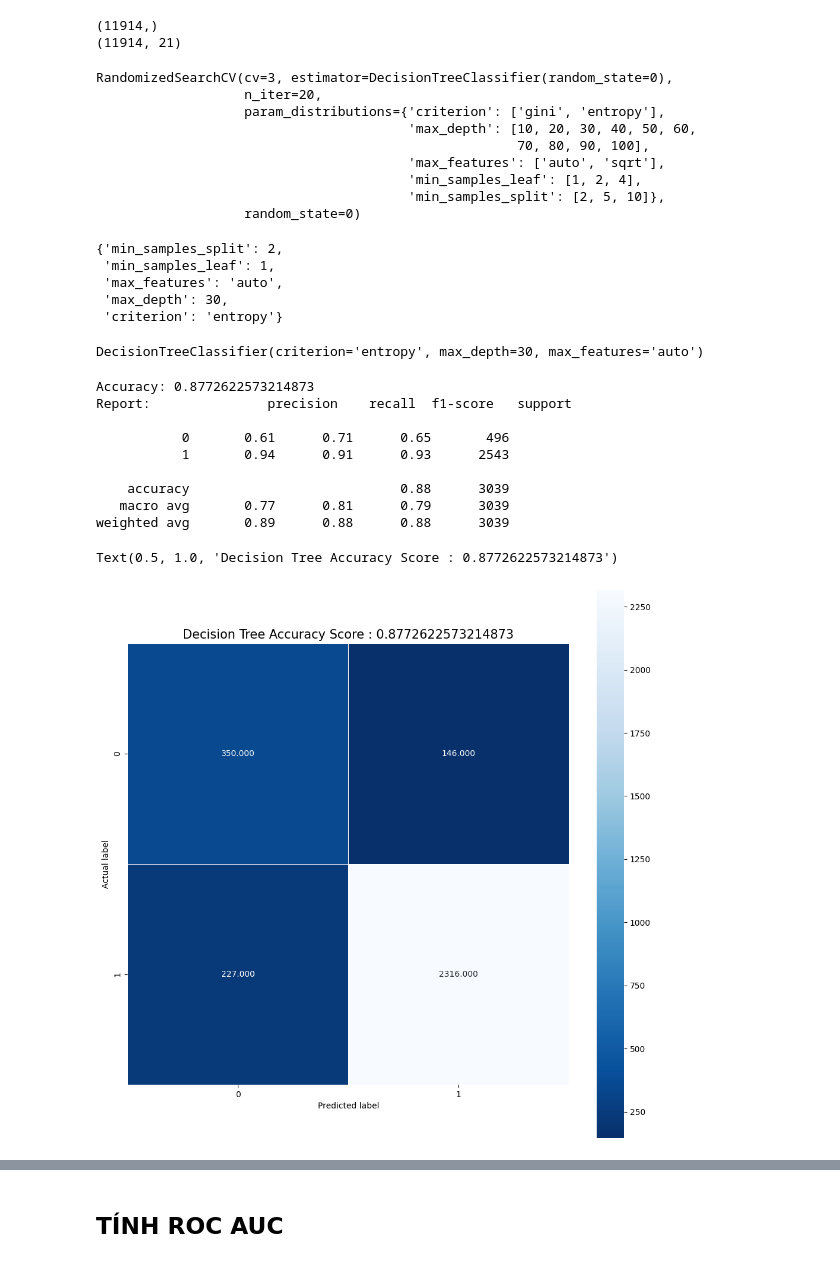
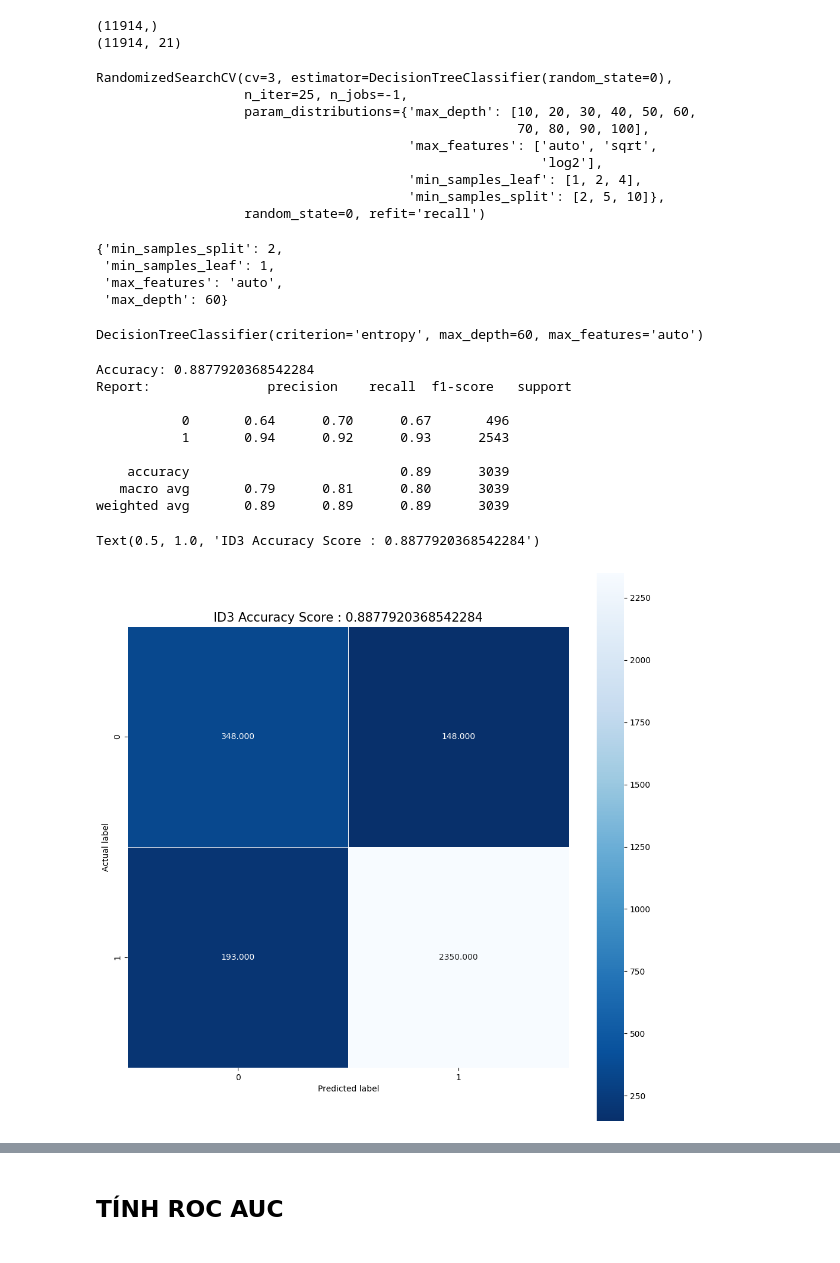
Before and after one commit to aiai142/CustomerChurn-DecisionTree-RF-XGB, a Jupyter notebook: 7-3/SMOTE/RandomSearch/Tree_RandomSearch.ipynb, the cells around one changed output, grey strips where cells are left out. Saved outputs shown, nothing was run; the diff lists cells and outputs as text; code cells hidden in the pictures.

```diff
--- a/7-3/SMOTE/RandomSearch/Tree_RandomSearch.ipynb
+++ b/7-3/SMOTE/RandomSearch/Tree_RandomSearch.ipynb
@@ -81,73 +81,75 @@ print(X_train_resampled.shape)
 clf = DecisionTreeClassifier(random_state=0)
 # %%
 params= {
-    'criterion': ['gini', 'entropy'],
     'max_depth': [int(x) for x in np.arange(start = 10, stop = 101, step = 10)],
     'min_samples_split': [2, 5, 10],
     'min_samples_leaf': [1, 2, 4],
-    'max_features': ['auto','sqrt']
+    'max_features': ['auto','sqrt','log2']
     }
 # %%
 clf_rd = RandomizedSearchCV(estimator=clf,
-                    param_distributions=params,
-                    cv=3,
-                    n_iter=20, random_state=0)
+                            param_distributions = params,
+                            n_iter = 25,
+                            refit = "recall",
+                            return_train_score = False,
+                            random_state = 0,
+                            cv = 3,
+                            n_jobs = -1)
 # %%
 clf_rd.fit(X_train_resampled, y_train_resampled)
 # %% [output]
 RandomizedSearchCV(cv=3, estimator=DecisionTreeClassifier(random_state=0),
-                   n_iter=20,
-                   param_distributions={'criterion': ['gini', 'entropy'],
-                                        'max_depth': [10, 20, 30, 40, 50, 60,
+                   n_iter=25, n_jobs=-1,
+                   param_distributions={'max_depth': [10, 20, 30, 40, 50, 60,
                                                       70, 80, 90, 100],
-                                        'max_features': ['auto', 'sqrt'],
+                                        'max_features': ['auto', 'sqrt',
+                                                         'log2'],
                                         'min_samples_leaf': [1, 2, 4],
                                         'min_samples_split': [2, 5, 10]},
-                   random_state=0)
+                   random_state=0, refit='recall')
 # %%
 clf_rd.best_params_
 # %% [output]
 {'min_samples_split': 2,
  'min_samples_leaf': 1,
  'max_features': 'auto',
- 'max_depth': 30,
- 'criterion': 'entropy'}
+ 'max_depth': 60}
 # %%
 clf=DecisionTreeClassifier(criterion='entropy',
-                           max_depth=30,
+                           max_depth=60,
                            min_samples_leaf=1,
                            min_samples_split=2,
                            max_features='auto')
 clf.fit(X_train_resampled,y_train_resampled)
 # %% [output]
-DecisionTreeClassifier(criterion='entropy', max_depth=30, max_features='auto')
+DecisionTreeClassifier(criterion='entropy', max_depth=60, max_features='auto')
 # %%
 tree_pred = clf.predict(X_test)
 tree_score=metrics.accuracy_score(y_test,tree_pred)
 print("Accuracy:",tree_score)
 print("Report:",metrics.classification_report(y_test,tree_pred))
 # %% [output]
-Accuracy: 0.8772622573214873
+Accuracy: 0.8877920368542284
 Report:               precision    recall  f1-score   support
 
-           0       0.61      0.71      0.65       496
-           1       0.94      0.91      0.93      2543
+           0       0.64      0.70      0.67       496
+           1       0.94      0.92      0.93      2543
 
-    accuracy                           0.88      3039
-   macro avg       0.77      0.81      0.79      3039
-weighted avg       0.89      0.88      0.88      3039
+    accuracy                           0.89      3039
+   macro avg       0.79      0.81      0.80      3039
+weighted avg       0.89      0.89      0.89      3039
 # %%
 tree_cm=metrics.confusion_matrix(y_test,tree_pred)
 # %%
 plt.figure(figsize=(12,12))
 sns.heatmap(tree_cm,annot=True,fmt=".3f",linewidths=.5,square=True,cmap="Blues_r")
 plt.ylabel('Actual label')
 plt.xlabel('Predicted label')
-title = 'Decision Tree Accuracy Score : {0}'.format(tree_score)
+title = 'ID3 Accuracy Score : {0}'.format(tree_score)
 plt.title(title,size=15)
 # %% [output]
-Text(0.5, 1.0, 'Decision Tree Accuracy Score : 0.8772622573214873')
+Text(0.5, 1.0, 'ID3 Accuracy Score : 0.8877920368542284')
-[figure, old version]
+[figure, new version]
 # %%
 fig,ax=plt.subplots(figsize=(50,24))
 tree.plot_tree(clf,filled=True,fontsize=10)
```
Also changed, not shown: parts of 3 cells of this notebook, 21 other files.
